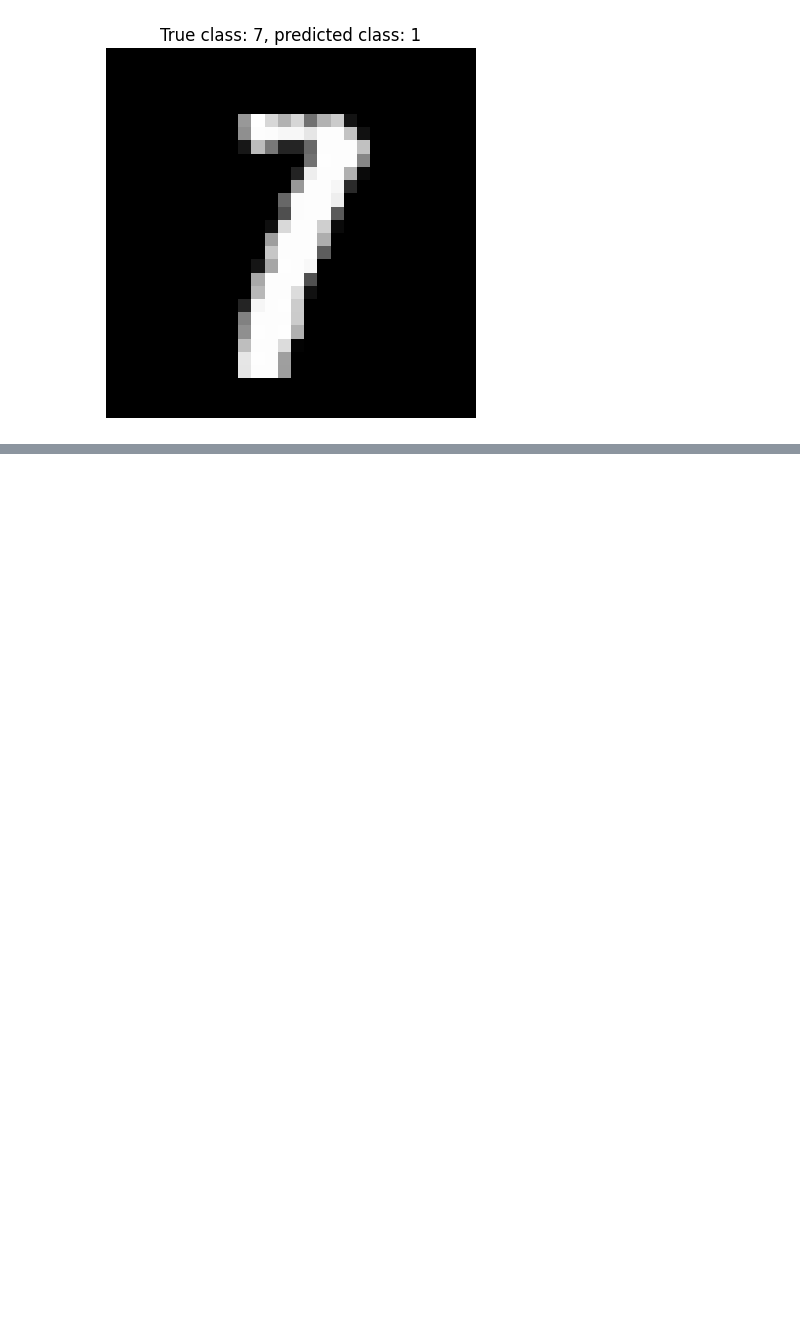
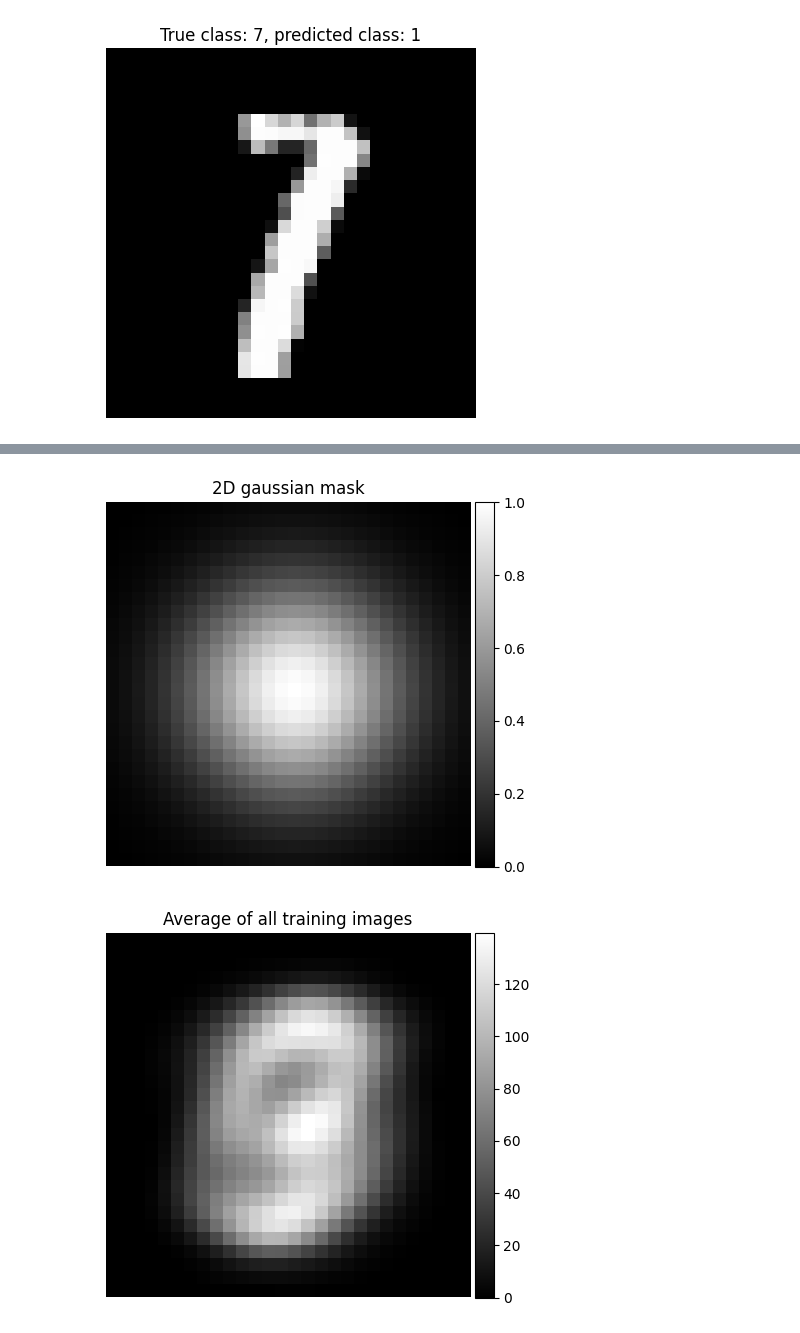
Before and after one commit to Martin-Ansteensen/TTT4275-Classification-project, a Jupyter notebook: Number_task/Numbers.ipynb, the cells around one changed output, grey strips where cells are left out. Cells and saved outputs as stored; diff of their text form; code cells hidden in the pictures; blank space fills up the shorter version.

```diff
--- a/Number_task/Numbers.ipynb
+++ b/Number_task/Numbers.ipynb
@@ -545,0 +492,28 @@ Wall time: 39.6 s
+# %%
+# 2D gaussian
+P = 28
+x, y = np.mgrid[0:P, 0:P]
+pos = np.dstack((x, y))
+# Create a 2D Gaussian with center in the middel of the image
+# that vanished at the edges.
+std = P/5
+rv = scipy.stats.multivariate_normal(mean=[P//2]*2, cov=np.diag([std**2, std**2]), seed=42)
+gauss = rv.pdf(pos)
+# Normalize peak to be one, lose the pdf normalization property
+gauss = (gauss - gauss.min()) / (gauss.max() - gauss.min())
+
+show_data_as_image(gauss, (5,5), "2D gaussian mask", "", "", cmap="gray")
+
+# Display the average of the training data as well
+show_data_as_image(np.mean(trainv, axis=0).reshape(28,28), (5,5), "Average of all training images", "", "", cmap="gray")
+
+
+random_imgs = np.random.uniform(0, 1, size=(10, P*P))
+show_data_as_image(random_imgs[0].reshape((P,P)), (5,5), "Random uniform noise", "", "", cmap="gray")
+
+# Apply gaussina mask to emphasize center
+images_weighted = random_imgs * gauss.flatten()
+show_data_as_image(images_weighted[0].reshape((P,P)), (5,5), "Random uniform noise with gaussian mask", "", "", cmap="gray")
+# %% [output]
+[figure, added]
+[figure, added]
```
Also changed, not shown: parts of 58 cells of this notebook, 4 other files.
